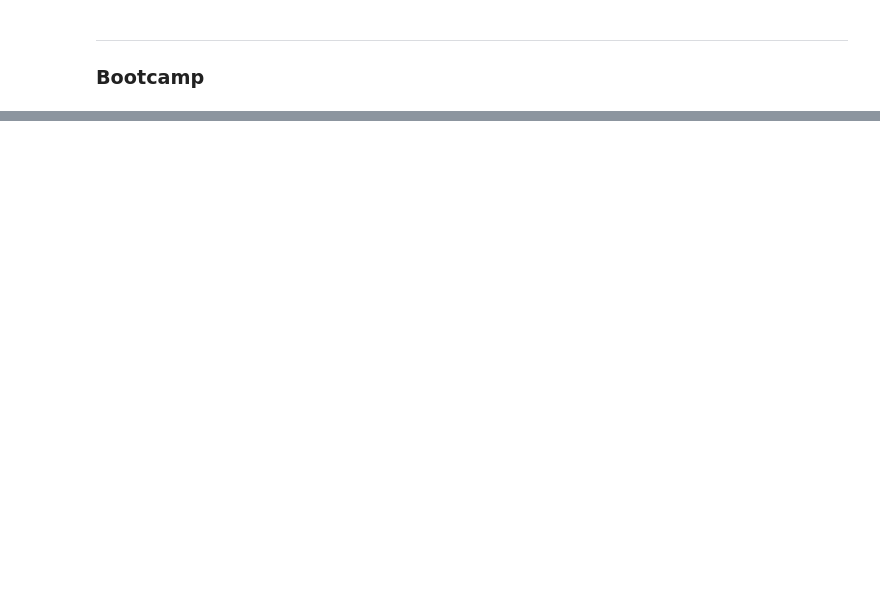
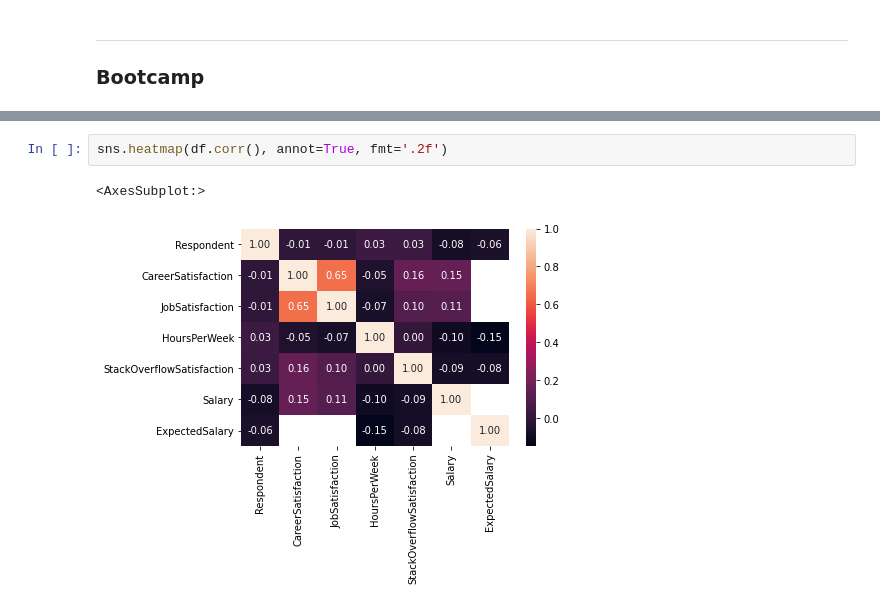
Before and after one commit to ZacksAmber/Udacity-Data-Scientist, a Jupyter notebook: lessons/CRISP_DM/Summary.ipynb, the cells around one changed output, grey strips where cells are left out. Saved outputs shown, nothing was run; the diff lists cells and outputs as text; blank space fills up the shorter version.

```diff
--- a/lessons/CRISP_DM/Summary.ipynb
+++ b/lessons/CRISP_DM/Summary.ipynb
@@ -264,0 +294,5 @@ time: 280 ms (started: 2021-08-09 19:13:47 -07:00)
+# %%
+sns.heatmap(df.corr(), annot=True, fmt='.2f')
+# %% [output]
+<AxesSubplot:>
+[figure, added]
```
Also changed, not shown: parts of 24 cells of this notebook, 3 other files.
